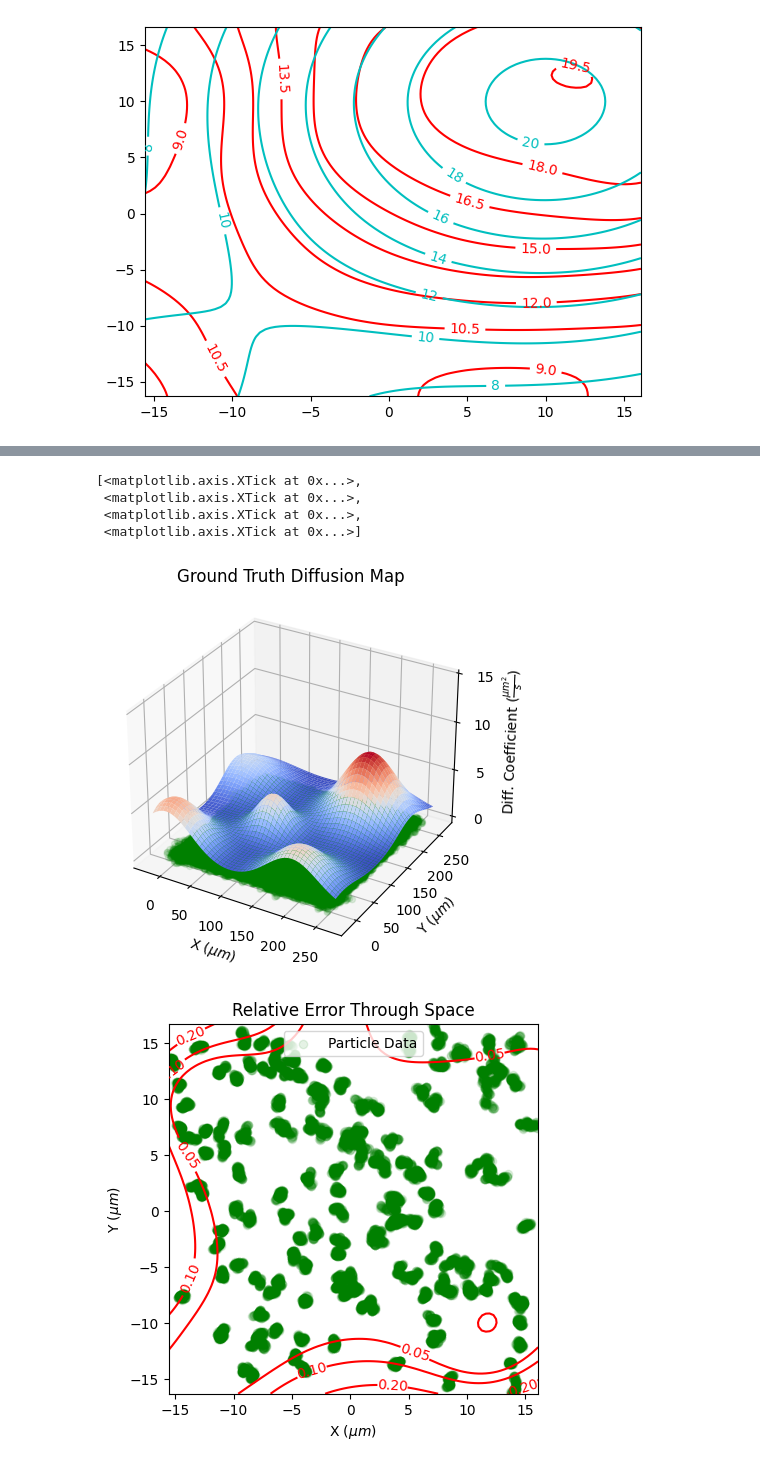
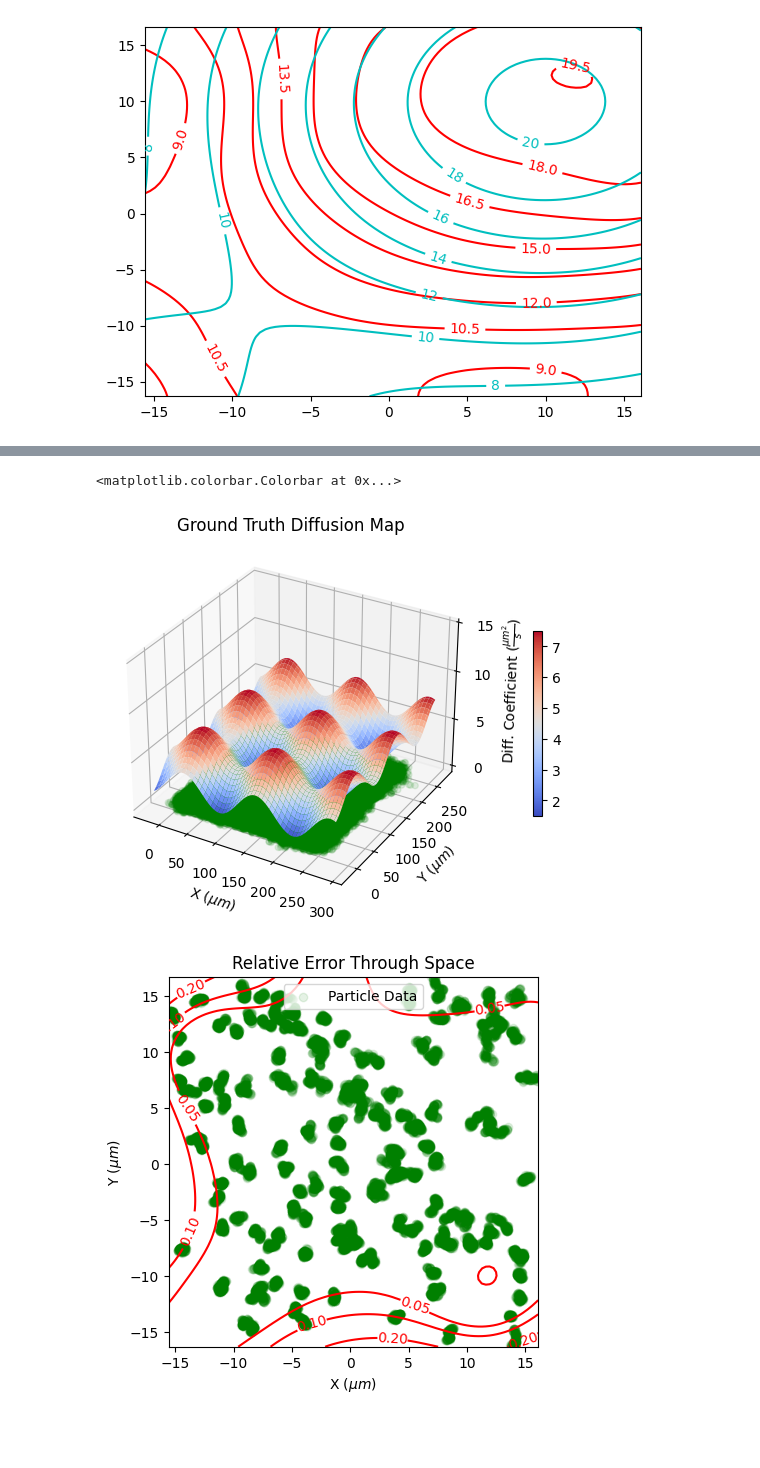
Before and after one commit to vkumar61/GPcurve, a Jupyter notebook: syntheticData/visualizationtion code.ipynb, the cells around one changed output, grey strips where cells are left out. Cells and saved outputs as stored; diff of their text form; code cells hidden in the pictures; blank space fills up the shorter version.

```diff
--- a/syntheticData/visualizationtion code.ipynb
+++ b/syntheticData/visualizationtion code.ipynb
@@ -10,22 +10,16 @@ from matplotlib import cm
 import ast
 import pickle
 import matplotlib
-# %%
-#Define function that establishes form of diffusion coefficient through space
-def diffusion(point):
-
-    xterm1 = np.exp(-((point[0] - 0)**2)/(2*40**2))
-    yterm1 = np.exp(-((point[1] - 0)**2)/(2*40**2))
-    xterm2 = np.exp(-((point[0] - 200)**2)/(2*40**2))
-    yterm2 = np.exp(-((point[1] - 0)**2)/(2*40**2))
-    xterm3 = np.exp(-((point[0] - 200)**2)/(2*40**2))
-    yterm3 = np.exp(-((point[1] - 200)**2)/(2*40**2))
-    xterm4 = np.exp(-((point[0] - 0)**2)/(2*40**2))
-    yterm4 = np.exp(-((point[1] - 200)**2)/(2*40**2))
-    xterm5 = np.exp(-((point[0] - 100)**2)/(2*25**2))
-    yterm5 = np.exp(-((point[1] - 100)**2)/(2*25**2))
-    value = 1 + 5*xterm1*yterm1 + 4*xterm2*yterm2 + 7*xterm3*yterm3 + 3*xterm4*yterm4 + 4*xterm5*yterm5
-    return value
+# %%
+#Define function that establishes form of diffusion coefficient through space
+def diffusion(point):
+
+    x = point[0]
+    y = point[1]
+    xterm = np.sin(x/20)
+    yterm = np.sin(y/20)
+    value = 1.5*(3+xterm+yterm)
+    return value
 # %%
 file = open("C:/Users/vkuma/Research/LearningDiffusionMaps/100 1 40variables.pkl", "rb")
 variables = pickle.load(file)
@@ -231,40 +225,42 @@ plt.colorbar(m, shrink = 0.5, anchor = (0.5, 0.5))
 # %%
 #necassary variables
+
 nFineX = variables.nFineX
 nFineY = variables.nFineY
 cInduFine = variables.cInduFine
 cInduInduInv = variables.cInduInduInv
 fineCoordinates = variables.fineCoordinates
 trajectories = data.trajectories
 
 #shape for plot
 shape = (nFineX, nFineY)
 
 #take mean of all samples
 
 unshapedMap = diffusion(fineCoordinates.T)
 
 #reshape variables to make plotting easy
 shapedMap = np.reshape(unshapedMap, shape)
 shapedX = np.reshape(fineCoordinates[:,0], shape)
 shapedY = np.reshape(fineCoordinates[:,1], shape)
 
 #generate contour plot
 fig = plt.axes(projection='3d')
 fig.plot_surface(shapedX, shapedY, shapedMap, cmap=cm.coolwarm)
 fig.scatter3D(trajectories[:,0], trajectories[:,1], 0, color = "green", alpha = 0.1, label = "Particle Data")
 fig.set_xlabel(r"X ($\mu m$)")
 fig.set_ylabel(r"Y ($\mu m$)")
 fig.set_zlabel(r"Diff. Coefficient ($\frac{\mu m^2}{s}$)")
 fig.set_title("Ground Truth Diffusion Map")
 ticks = np.arange(0, 20, 5)
 fig.set_zticks(ticks)
+norm = matplotlib.colors.Normalize(vmin=np.min(shapedMap), vmax=np.max(shapedMap))
+m = cm.ScalarMappable(cmap=cm.coolwarm, norm=norm)
+m.set_array([])
+plt.colorbar(m, shrink = 0.5, anchor = (0.5, 0.5))
 # %% [output]
-[<matplotlib.axis.XTick at 0x...>,
- <matplotlib.axis.XTick at 0x...>,
- <matplotlib.axis.XTick at 0x...>,
- <matplotlib.axis.XTick at 0x...>]
+<matplotlib.colorbar.Colorbar at 0x...>
-[figure, old version]
+[figure, new version]
 # %%
 from cProfile import label
 
```
Also changed, not shown: parts of 2 cells of this notebook, 5 other files.
